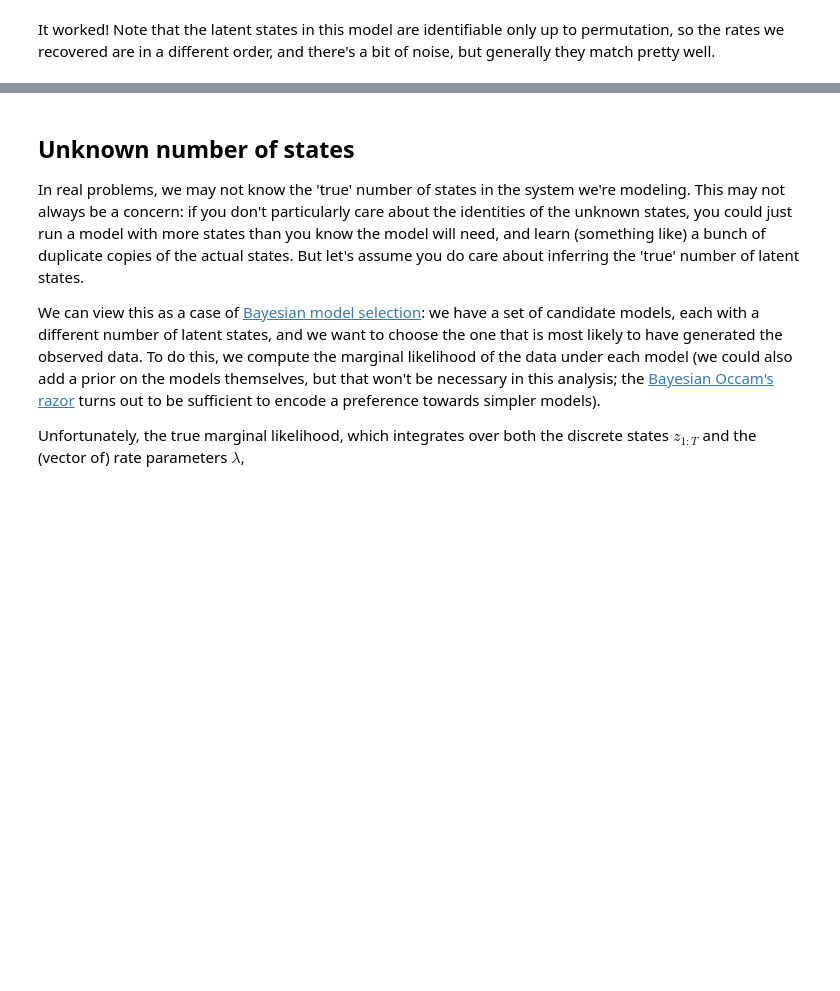
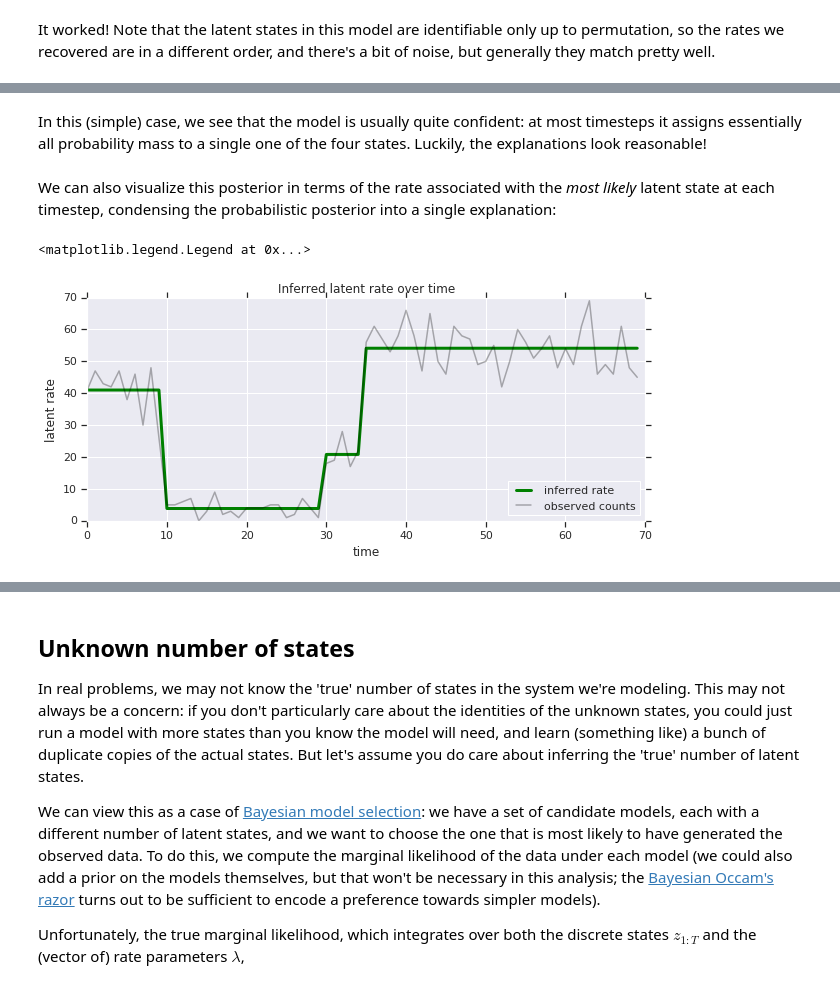
Before and after one commit to tensorflow/probability, a Jupyter notebook: tensorflow_probability/examples/jupyter_notebooks/Multiple_changepoint_detection_and_Bayesian_model_selection.ipynb, the cells around one changed output, grey strips where cells are left out. Drawn from its saved outputs; the diff is of its cells as text; code cells hidden in the pictures; blank space fills up the shorter version.

```diff
--- a/tensorflow_probability/examples/jupyter_notebooks/Multiple_changepoint_detection_and_Bayesian_model_selection.ipynb
+++ b/tensorflow_probability/examples/jupyter_notebooks/Multiple_changepoint_detection_and_Bayesian_model_selection.ipynb
@@ -157,0 +195,19 @@ This is a *posterior inference* task: given the observed counts $x_{1:T}$ and mo
+# %% [markdown]
+In this (simple) case, we see that the model is usually quite confident: at most timesteps it assigns essentially all probability mass to a single one of the four states. Luckily, the explanations look reasonable!
+# %% [markdown]
+We can also visualize this posterior in terms of the rate associated with the *most likely* latent state at each timestep, condensing the probabilistic posterior into a single explanation:
+# %%
+most_probable_states = np.argmax(posterior_probs_, axis=1)
+most_probable_rates = rates_[most_probable_states]
+# %%
+fig = plt.figure(figsize=(10, 4))
+ax = fig.add_subplot(1, 1, 1)
+ax.plot(most_probable_rates, c='green', lw=3, label='inferred rate')
+ax.plot(observed_counts, c='black', alpha=0.3, label='observed counts')
+ax.set_ylabel("latent rate")
+ax.set_xlabel("time")
+ax.set_title("Inferred latent rate over time")
+ax.legend(loc=4)
+# %% [output]
+<matplotlib.legend.Legend at 0x...>
+[figure, added]
```
Also changed, not shown: parts of 15 cells of this notebook.
